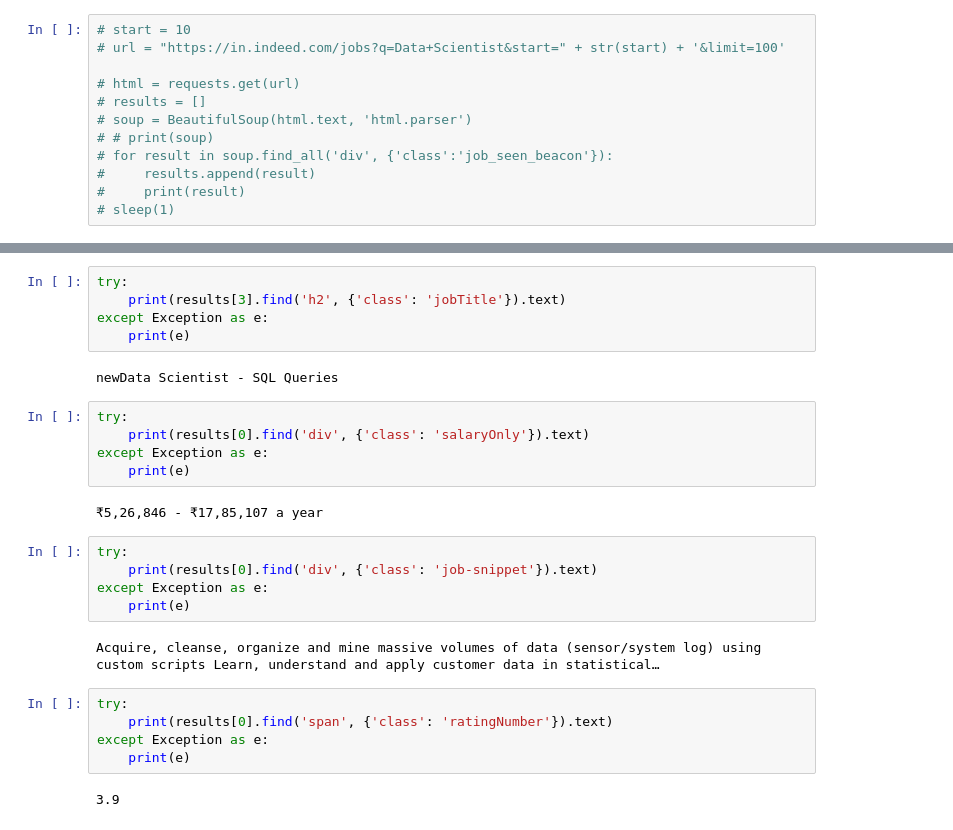
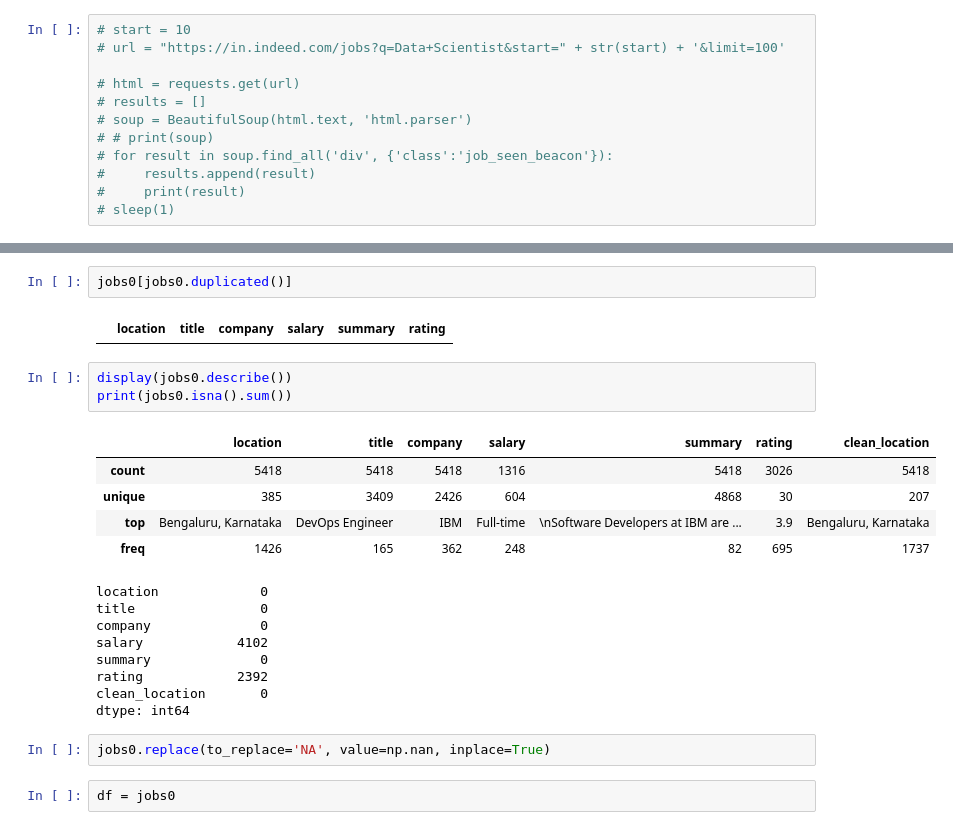
Before and after one commit to iamkish0re/WebScrapper, a Jupyter notebook: WebScrappper.ipynb, the cells around one changed output, grey strips where cells are left out. Saved outputs shown, nothing was run; the diff lists cells and outputs as text.

```diff
--- a/WebScrappper.ipynb
+++ b/WebScrappper.ipynb
@@ -160,28 +138,25 @@ Applied Materials Inc.
-# %%
-try:
-    print(results[3].find('h2', {'class': 'jobTitle'}).text)
-except Exception as e:
-    print(e)
-# %% [output]
-newData Scientist - SQL Queries
-# %%
-try:
-    print(results[0].find('div', {'class': 'salaryOnly'}).text)
-except Exception as e:
-    print(e)
-# %% [output]
-₹5,26,846 - ₹17,85,107 a year
-# %%
-try:
-    print(results[0].find('div', {'class': 'job-snippet'}).text)
-except Exception as e:
-    print(e)
-# %% [output]
-Acquire, cleanse, organize and mine massive volumes of data (sensor/system log) using custom scripts Learn, understand and apply customer data in statistical…
-# %%
-try:
-    print(results[0].find('span', {'class': 'ratingNumber'}).text)
-except Exception as e:
-    print(e)
-# %% [output]
-3.9
+# %%
+jobs0[jobs0.duplicated()]
+# %% [output]
+|  | location | title | company | salary | summary | rating |
+# %%
+display(jobs0.describe())
+print(jobs0.isna().sum())
+# %% [output]
+|  | location | title | company | salary | summary | rating | clean_location |
+| count | 5418 | 5418 | 5418 | 1316 | 5418 | 3026 | 5418 |
+| unique | 385 | 3409 | 2426 | 604 | 4868 | 30 | 207 |
+| top | Bengaluru, Karnataka | DevOps Engineer | IBM | Full-time | \nSoftware Developers at IBM are ... | 3.9 | Bengaluru, Karnataka |
+| freq | 1426 | 165 | 362 | 248 | 82 | 695 | 1737 |
+location             0
+title                0
+company              0
+salary            4102
+summary              0
+rating            2392
+clean_location       0
+dtype: int64
+# %%
+jobs0.replace(to_replace='NA', value=np.nan, inplace=True)
+# %%
+df = jobs0
```
Also changed, not shown: parts of 23 cells of this notebook, 2 other files.
